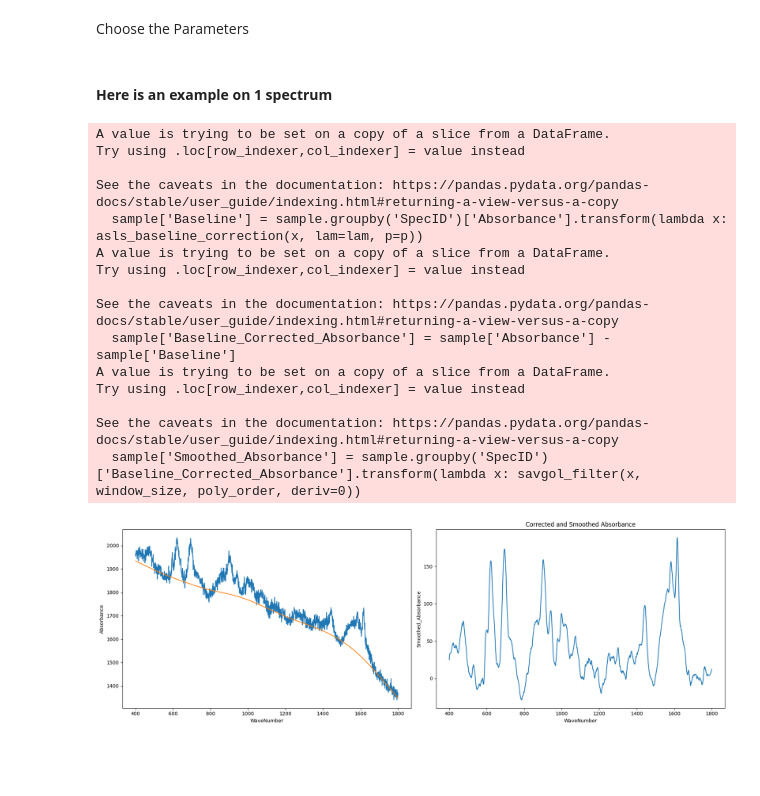
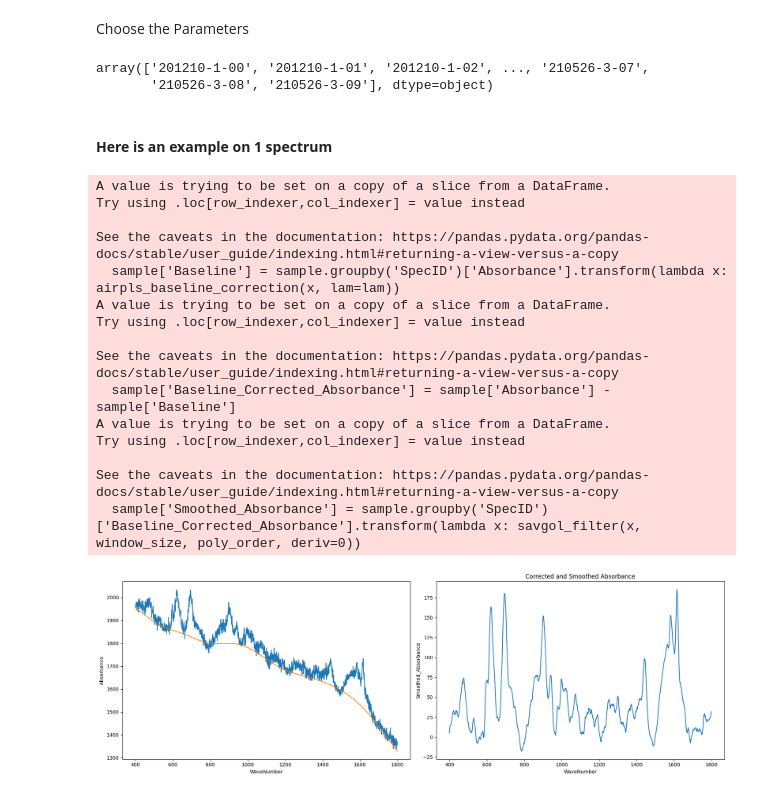
Before and after one commit to Spuced/Final_Year_Project_Github_Clone, a Jupyter notebook: feature_engineering/manual_cleaning.ipynb, the cells around one changed output. Drawn from its saved outputs; the diff is of its cells as text; code cells hidden in the pictures; blank space fills up the shorter version.

```diff
--- a/feature_engineering/manual_cleaning.ipynb
+++ b/feature_engineering/manual_cleaning.ipynb
@@ -73,11 +73,16 @@ lam = 10**8
 p = 0.049
 window_size = 11
 poly_order = 2
+# %%
+df['SpecID'].unique()
+# %% [output]
+array(['201210-1-00', '201210-1-01', '201210-1-02', ..., '210526-3-07',
+       '210526-3-08', '210526-3-09'], dtype=object)
 # %% [markdown]
 #### **Here is an example on 1 spectrum**
 # %%
-lam = 10**8
-p = 0.049
+lam = 10**7
+p = 0.2
 window_size = 51
 poly_order = 5
 
@@ -87,34 +92,34 @@ sample = df[df['SpecID'] == "201210-1-01"]
 # Creating a figure with 3 subplots in one row
 fig, axes = plt.subplots(1, 2, figsize=(18, 6))  # Adjust the figure size as needed
 
-sample['Baseline'] = sample.groupby('SpecID')['Absorbance'].transform(lambda x: asls_baseline_correction(x, lam=lam, p=p))
+sample['Baseline'] = sample.groupby('SpecID')['Absorbance'].transform(lambda x: airpls_baseline_correction(x, lam=lam))
 sns.lineplot(x="WaveNumber", y="Absorbance", data=sample, ax=axes[0])
 sns.lineplot(x="WaveNumber", y="Baseline", data=sample, ax=axes[0])
 axes[1].set_title('Absorbance with Baseline')
 
 # Plot 3: Baseline Corrected Absorbance and Smoothed
 sample['Baseline_Corrected_Absorbance'] = sample['Absorbance'] - sample['Baseline']
 sample['Smoothed_Absorbance'] = sample.groupby('SpecID')['Baseline_Corrected_Absorbance'].transform(lambda x: savgol_filter(x, window_size, poly_order, deriv=0))
 sns.lineplot(x="WaveNumber", y="Smoothed_Absorbance", data=sample, ax=axes[1])
 axes[1].set_title('Corrected and Smoothed Absorbance')
 
 # Display the plots
 plt.tight_layout()  # Adjust the layout to make sure there's no overlap
 plt.show()
 # %% [output]
 A value is trying to be set on a copy of a slice from a DataFrame.
 Try using .loc[row_indexer,col_indexer] = value instead
 
 See the caveats in the documentation: https://pandas.pydata.org/pandas-docs/stable/user_guide/indexing.html#returning-a-view-versus-a-copy
-  sample['Baseline'] = sample.groupby('SpecID')['Absorbance'].transform(lambda x: asls_baseline_correction(x, lam=lam, p=p))
+  sample['Baseline'] = sample.groupby('SpecID')['Absorbance'].transform(lambda x: airpls_baseline_correction(x, lam=lam))
 A value is trying to be set on a copy of a slice from a DataFrame.
 Try using .loc[row_indexer,col_indexer] = value instead
 
 See the caveats in the documentation: https://pandas.pydata.org/pandas-docs/stable/user_guide/indexing.html#returning-a-view-versus-a-copy
   sample['Baseline_Corrected_Absorbance'] = sample['Absorbance'] - sample['Baseline']
 A value is trying to be set on a copy of a slice from a DataFrame.
 Try using .loc[row_indexer,col_indexer] = value instead
 
 See the caveats in the documentation: https://pandas.pydata.org/pandas-docs/stable/user_guide/indexing.html#returning-a-view-versus-a-copy
   sample['Smoothed_Absorbance'] = sample.groupby('SpecID')['Baseline_Corrected_Absorbance'].transform(lambda x: savgol_filter(x, window_size, poly_order, deriv=0))
-[figure, old version]
+[figure, new version]
```
Also changed, not shown: 4 other files.
